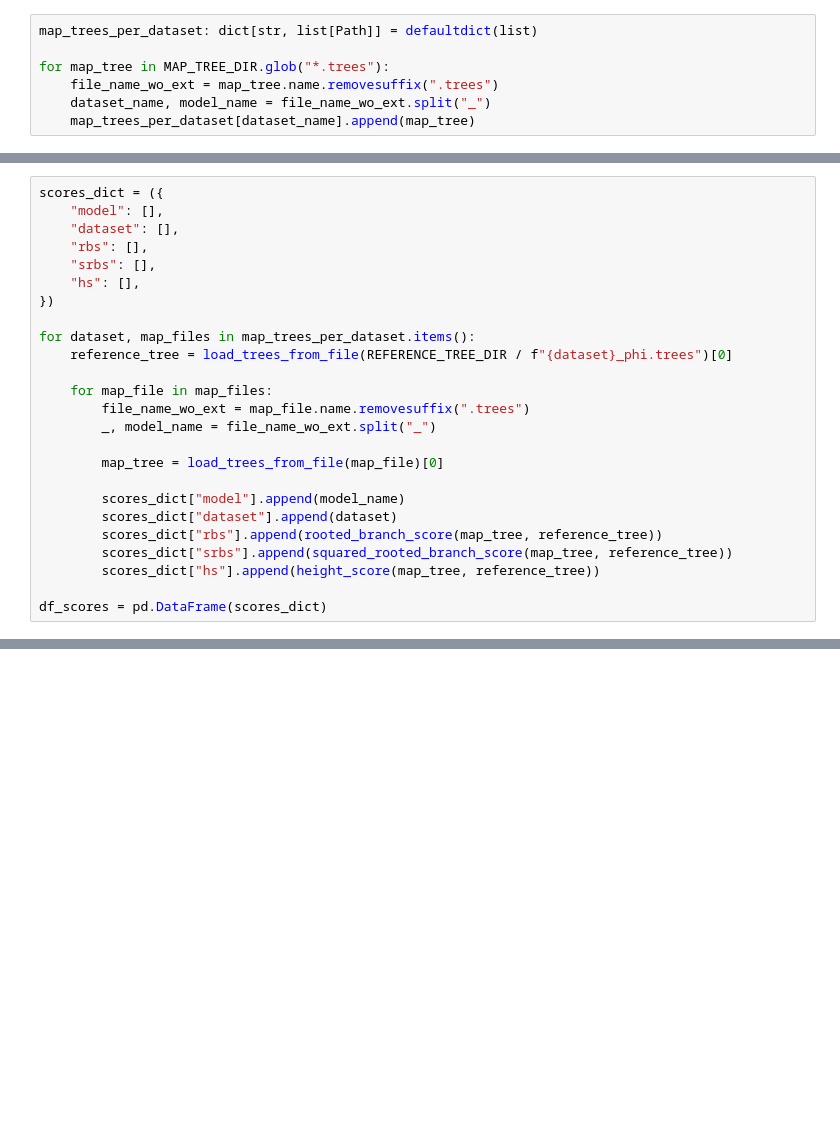
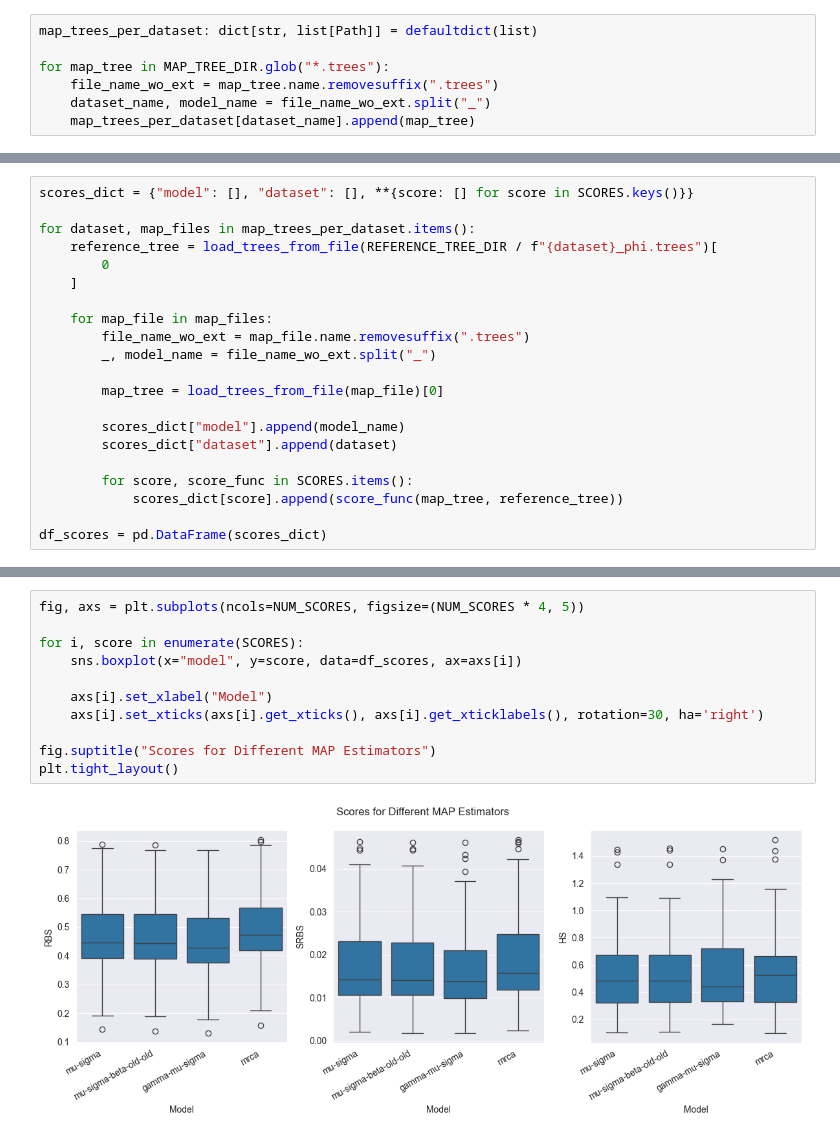
Before and after one commit to tochsner/ccd-validation, a Jupyter notebook: src/map_validation/map_validation.ipynb, the cells around one changed output, grey strips where cells are left out. Drawn from its saved outputs; the diff is of its cells as text; blank space fills up the shorter version.

```diff
--- a/src/map_validation/map_validation.ipynb
+++ b/src/map_validation/map_validation.ipynb
@@ -143,14 +150,10 @@ for map_tree in MAP_TREE_DIR.glob("*.trees"):
 # %%
-scores_dict = ({
-    "model": [],
-    "dataset": [],
-    "rbs": [],
-    "srbs": [],
-    "hs": [],
-})
+scores_dict = {"model": [], "dataset": [], **{score: [] for score in SCORES.keys()}}
 
 for dataset, map_files in map_trees_per_dataset.items():
-    reference_tree = load_trees_from_file(REFERENCE_TREE_DIR / f"{dataset}_phi.trees")[0]
+    reference_tree = load_trees_from_file(REFERENCE_TREE_DIR / f"{dataset}_phi.trees")[
+        0
+    ]
 
     for map_file in map_files:
         file_name_wo_ext = map_file.name.removesuffix(".trees")
@@ -160,8 +163,8 @@ for dataset, map_files in map_trees_per_dataset.items():
 
         scores_dict["model"].append(model_name)
         scores_dict["dataset"].append(dataset)
-        scores_dict["rbs"].append(rooted_branch_score(map_tree, reference_tree))
-        scores_dict["srbs"].append(squared_rooted_branch_score(map_tree, reference_tree))
-        scores_dict["hs"].append(height_score(map_tree, reference_tree))
+
+        for score, score_func in SCORES.items():
+            scores_dict[score].append(score_func(map_tree, reference_tree))
 
 df_scores = pd.DataFrame(scores_dict)
@@ -196 +187,14 @@ df_hs_wins = df_scores.sort_values("hs").drop_duplicates(["dataset"])
+# %%
+fig, axs = plt.subplots(ncols=NUM_SCORES, figsize=(NUM_SCORES * 4, 5))
+
+for i, score in enumerate(SCORES):
+    sns.boxplot(x="model", y=score, data=df_scores, ax=axs[i])
+
+    axs[i].set_xlabel("Model")
+    axs[i].set_xticks(axs[i].get_xticks(), axs[i].get_xticklabels(), rotation=30, ha='right')
+
+fig.suptitle("Scores for Different MAP Estimators")
+plt.tight_layout()
+# %% [output]
+[figure, added]
 # %%
```
Also changed, not shown: parts of 7 cells of this notebook, 3 other files.
